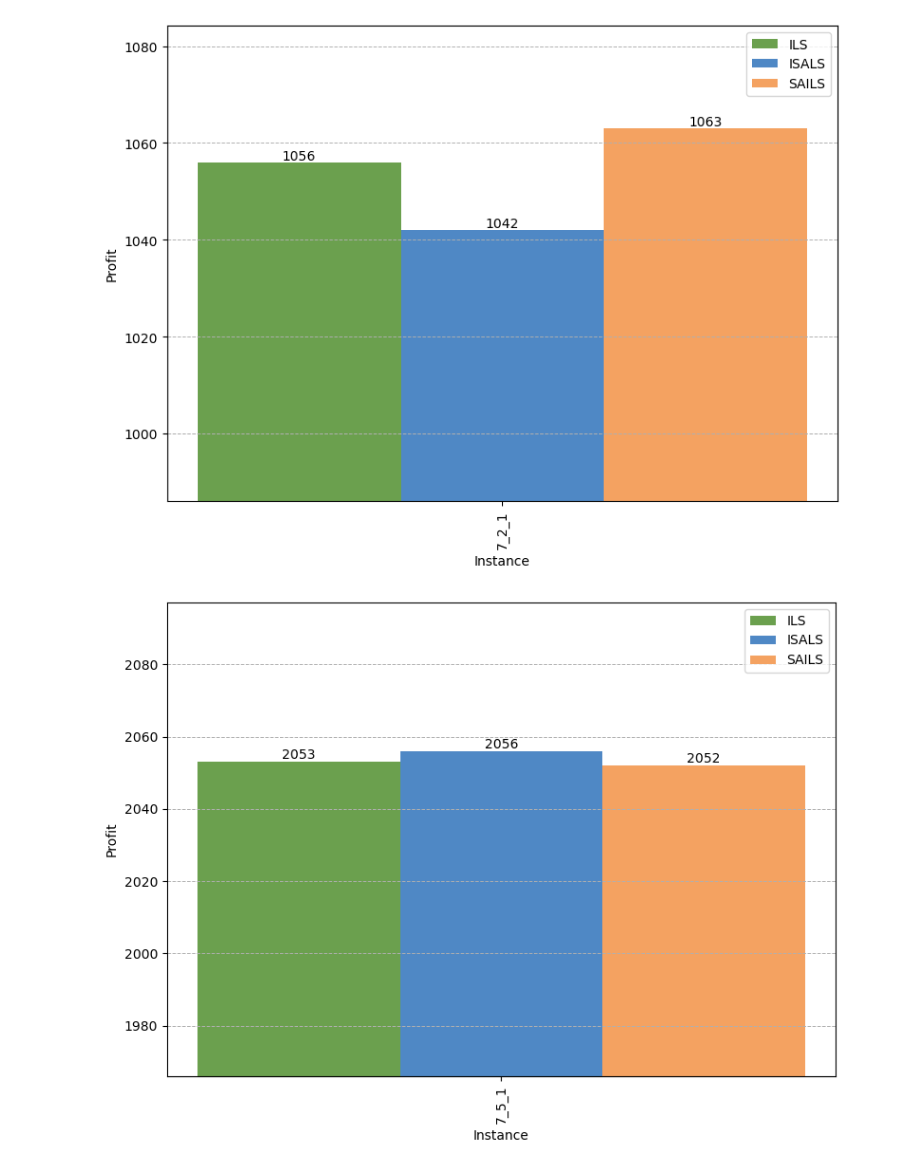
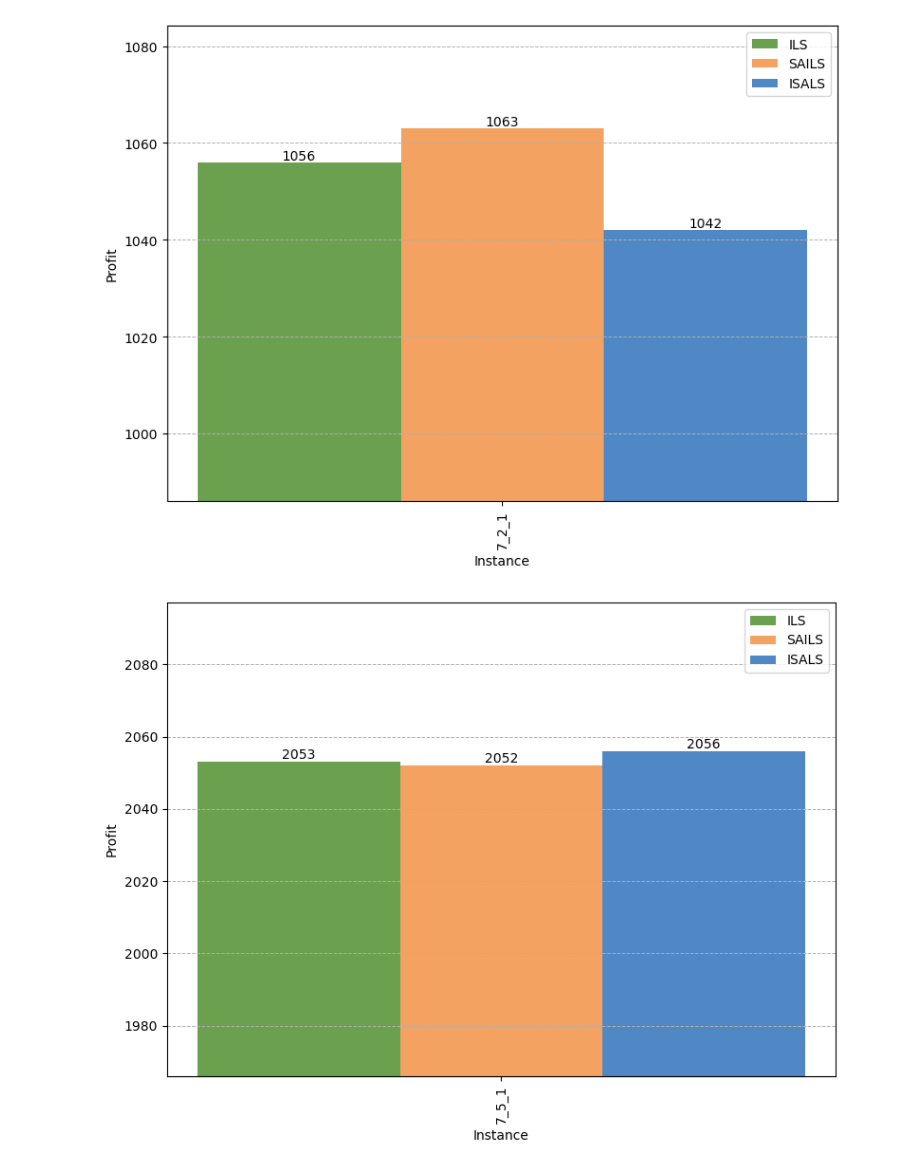
Before and after one commit to MxHbm/IM_Challenge, a Jupyter notebook: Data/Analysis/Algorithm_comparison/Flexi/profit_comparison.ipynb, the cells around one changed output. Cells and saved outputs as stored; diff of their text form; code cells hidden in the pictures.

```diff
--- a/Data/Analysis/Algorithm_comparison/Flexi/profit_comparison.ipynb
+++ b/Data/Analysis/Algorithm_comparison/Flexi/profit_comparison.ipynb
@@ -30,42 +30,42 @@ def plot_instance_group_with_custom_min(prefix, min_value, file_name):
 
     plt.figure(figsize=(8, 6))
 
-    # Plot the bars with custom muted colors
+    # Reorder the bars to ILS, SAILS, ISALS
     bar_ils = plt.bar(x, profits_ils, width=0.25, label='ILS', color='#6ba04e', align='center')  # Muted green
-    bar_isals = plt.bar([i + 0.25 for i in x], profits_isals, width=0.25, label='ISALS', color='#4f88c5', align='center')  # Muted blue
-    bar_sails = plt.bar([i + 0.5 for i in x], profits_sails, width=0.25, label='SAILS', color='#f4a261', align='center')  # Muted orange
+    bar_sails = plt.bar([i + 0.25 for i in x], profits_sails, width=0.25, label='SAILS', color='#f4a261', align='center')  # Muted orange
+    bar_isals = plt.bar([i + 0.5 for i in x], profits_isals, width=0.25, label='ISALS', color='#4f88c5', align='center')  # Muted blue
 
     # Add the profit values on top of each bar
     for bar in bar_ils:
         height = bar.get_height()
         plt.text(bar.get_x() + bar.get_width() / 2, height, f'{height:.0f}', ha='center', va='bottom')
 
-    for bar in bar_isals:
+    for bar in bar_sails:
         height = bar.get_height()
         plt.text(bar.get_x() + bar.get_width() / 2, height, f'{height:.0f}', ha='center', va='bottom')
 
-    for bar in bar_sails:
+    for bar in bar_isals:
         height = bar.get_height()
         plt.text(bar.get_x() + bar.get_width() / 2, height, f'{height:.0f}', ha='center', va='bottom')
 
     plt.xlabel('Instance')
     plt.ylabel('Profit')
     #plt.title(f'Profit Comparison for {prefix} Instances')
     plt.xticks([i + 0.25 for i in x], instances, rotation=90)
     plt.ylim(min_value, max(profits_ils.max(), profits_isals.max(), profits_sails.max()) * 1.02)
     plt.grid(True, axis='y', linestyle='--', linewidth=0.7)  # Grid lines only on y-axis
     plt.legend()
     plt.tight_layout()
 
     # Save the figure in high quality (300 DPI)
     plt.savefig(file_name, format='png', dpi=300)
     plt.show()
 
-# Plot for '7_2' instances with custom min y-axis of 731 and save
+# Plot for '7_2' instances with custom min y-axis of 986 and save
 plot_instance_group_with_custom_min('7_2', 986, 'flexi_profit_comparison_7_2_1.png')
 
-# Plot for '7_5' instances with custom min y-axis of 1583 and save
+# Plot for '7_5' instances with custom min y-axis of 1966 and save
 plot_instance_group_with_custom_min('7_5', 1966, 'flexi_profit_comparison_7_5_1.png')
 # %% [output]
-[figure, old version]
+[figure, new version]
-[figure, old version]
+[figure, new version]
```
Also changed, not shown: parts of 1 cell of this notebook, 10 other files.
